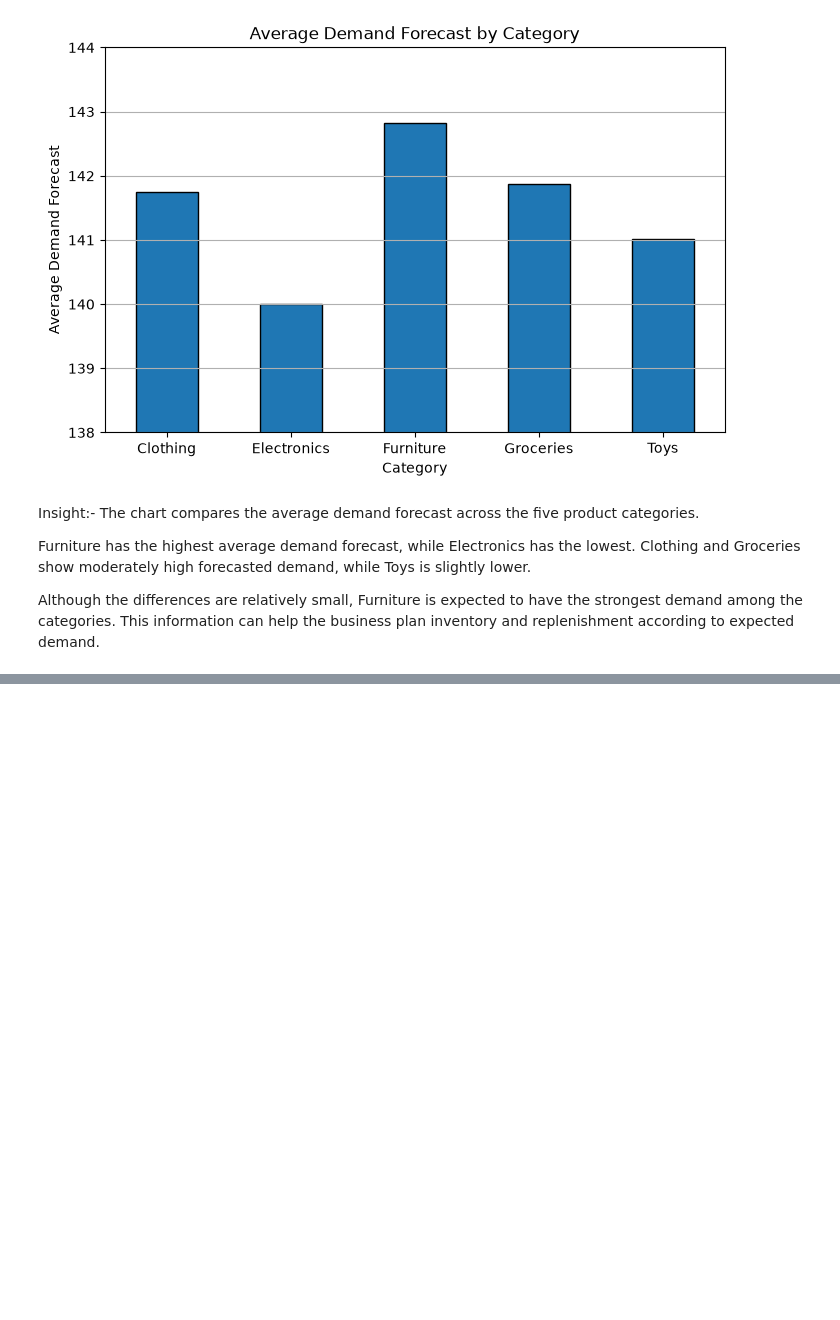
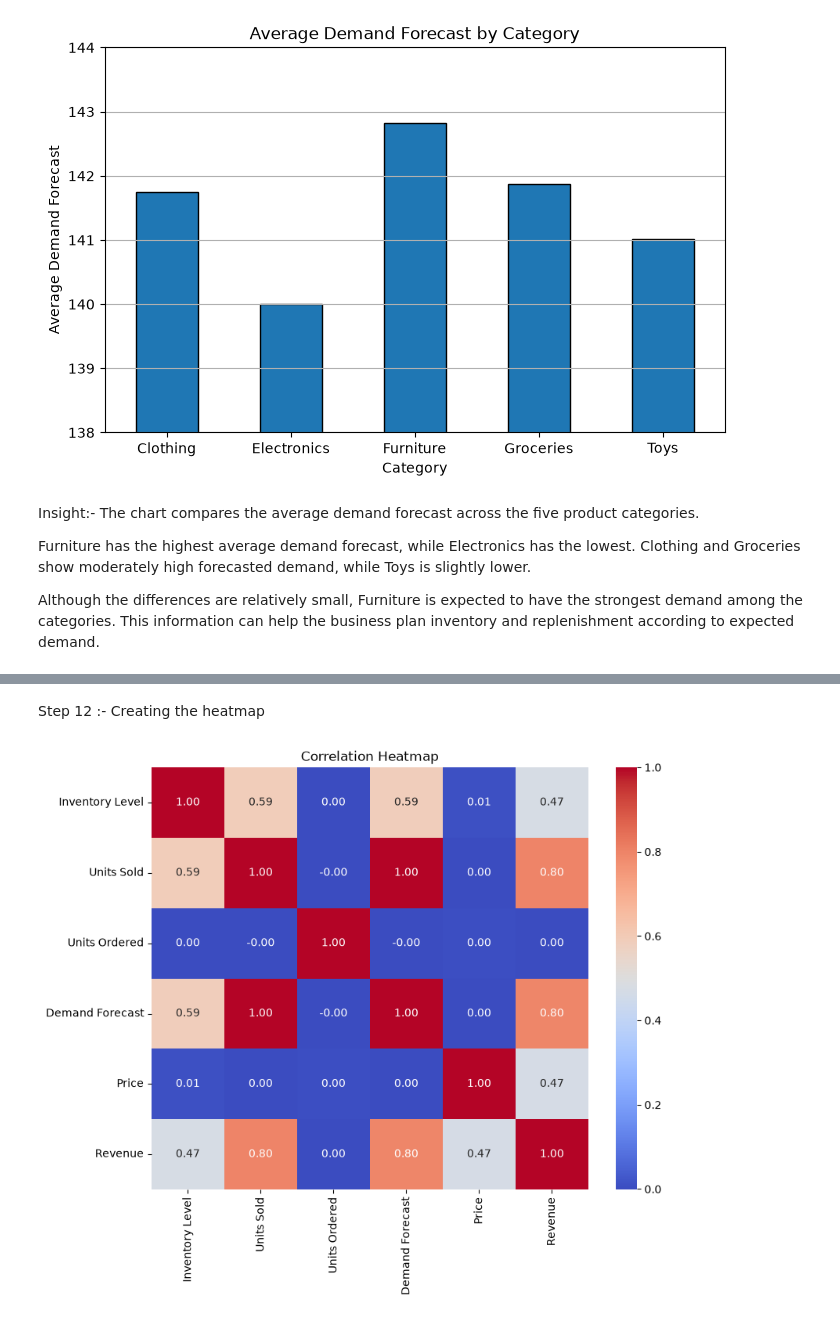
Before and after one commit to sabaadeeb4225-create/Supply-Chain-Demand-Forecasting, a Jupyter notebook: notebooks/eda.ipynb, the cells around one changed output, grey strips where cells are left out. Saved outputs shown, nothing was run; the diff lists cells and outputs as text; code cells hidden in the pictures; blank space fills up the shorter version.

Commit message:
made heatmap

```diff
--- a/notebooks/eda.ipynb
+++ b/notebooks/eda.ipynb
@@ -487,0 +497,3 @@ Although the differences are relatively small, Furniture is expected to have the
+# %%
+
+df['Revenue'] = df['Price'] * df['Units Sold']
@@ -487,0 +511,13 @@ Although the differences are relatively small, Furniture is expected to have the
+# %%
+correlation = df[
+    [
+        "Inventory Level",
+        "Units Sold",
+        "Units Ordered",
+        "Demand Forecast",
+        "Price",
+        "Revenue"
+    ]
+].corr()
+
+correlation
@@ -487,0 +532,17 @@ Although the differences are relatively small, Furniture is expected to have the
+# %% [markdown]
+Step 12 :- Creating the heatmap
+# %%
+plt.figure(figsize=(9,7))
+
+sns.heatmap(
+    correlation,
+    annot=True,
+    cmap="coolwarm",
+    fmt=".2f"
+)
+
+plt.title("Correlation Heatmap")
+
+plt.show()
+# %% [output]
+[figure, added]
```
Also changed, not shown: parts of 6 cells of this notebook.
